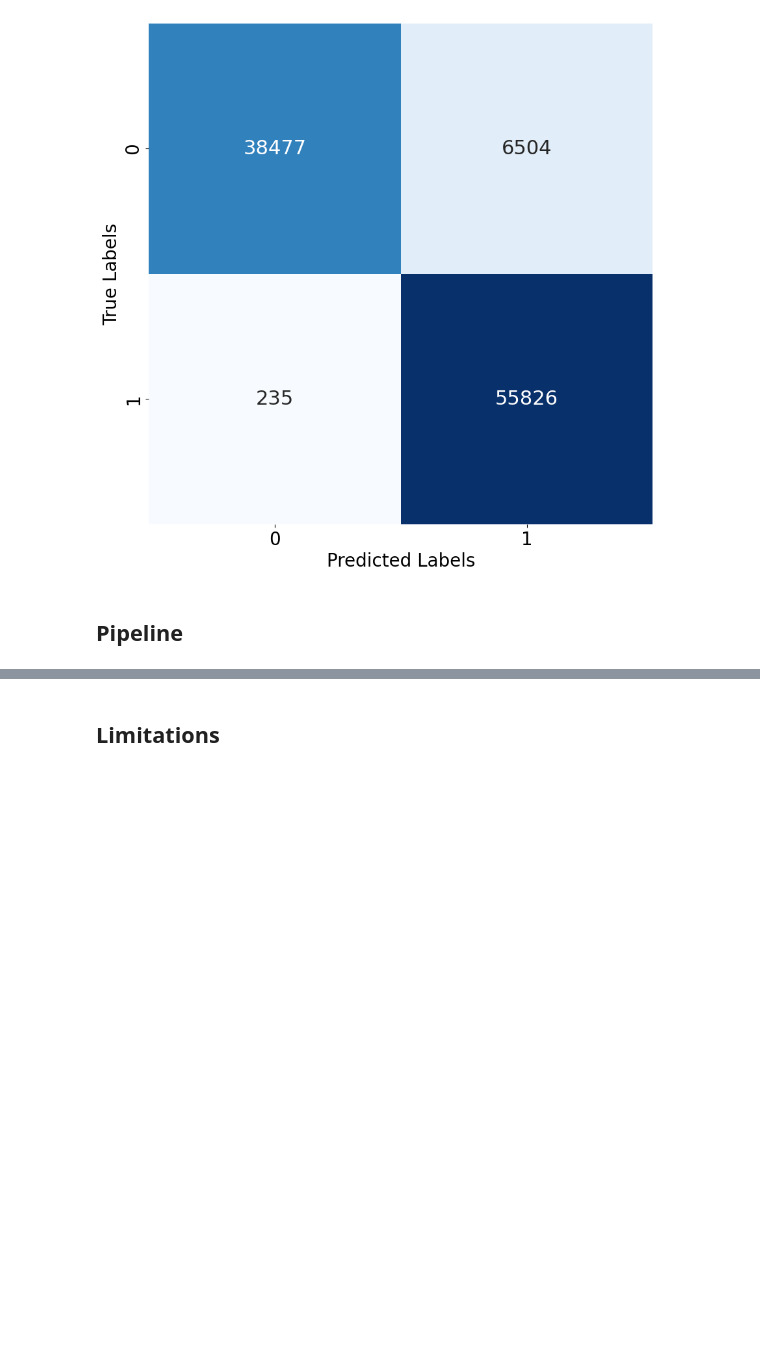
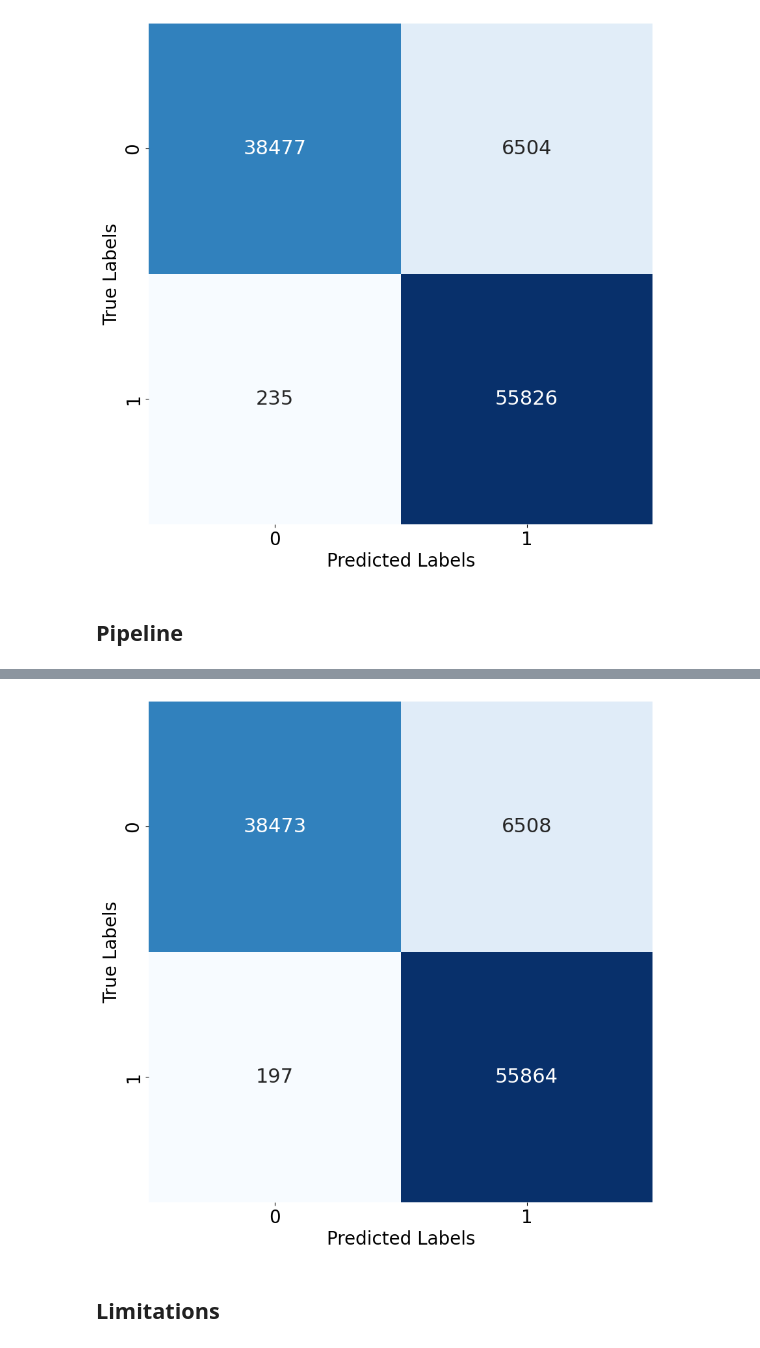
Before and after one commit to JohnNun/customer_churn_prediction, a Jupyter notebook: customer_churn_prediction.ipynb, the cells around one changed output, grey strips where cells are left out. Drawn from its saved outputs; the diff is of its cells as text; code cells hidden in the pictures; blank space fills up the shorter version.

Commit message:
Created a simple pipeline of the machine learning process

```diff
--- a/customer_churn_prediction.ipynb
+++ b/customer_churn_prediction.ipynb
@@ -606,6 +602,20 @@ preprocessor = ColumnTransformer([
+# %%
+cate_pipe = Pipeline([
+    ('encode', OneHotEncoder(handle_unknown='ignore'))
+])
+
+num_pipe = Pipeline([
+    ('scale', StandardScaler())
+])
+
+preprocessor = ColumnTransformer([
+    ('cat_pipe', cate_pipe, categorical_features),
+    ('num_pipe', num_pipe, numerical_features),
+])
 # %%
 pipe = Pipeline([
-    ('encode', encode_data(X_train, categorical_features)),
-    ('scale', StandardScaler()),
+    ('preprocessor', preprocessor),
     ('model', RandomForestClassifier(random_state=42, class_weight='balanced_subsample', criterion='gini', min_samples_leaf=1, min_samples_split=5))
 ])
+# %%
+pipe.fit(X_train_copy, y_train)
@@ -611,0 +647,4 @@ pipe = Pipeline([
+# %%
+y_pred_pipe = pipe.predict(X_test)
+
+print(classification_report(y_test, y_pred))
@@ -612,3 +660,16 @@ pipe = Pipeline([
+# %%
+# Plotting Confusion Matrix
+fig, ax = plt.subplots(figsize=(10, 10))
+
+cm = confusion_matrix(y_test, y_pred_pipe)
+
+sns.heatmap(cm, annot=True, fmt='d', cmap='Blues', annot_kws={'size' : 22}, cbar=False)
+
+ax.tick_params(axis='both', labelsize=20)
+ax.set_xlabel('Predicted Labels', fontsize=20)
+ax.set_ylabel('True Labels', fontsize=20);
+# %% [output]
+[figure, added]
 # %% [markdown]
 ## Limitations
 # %% [markdown]
```
Also changed, not shown: parts of 5 cells of this notebook.
